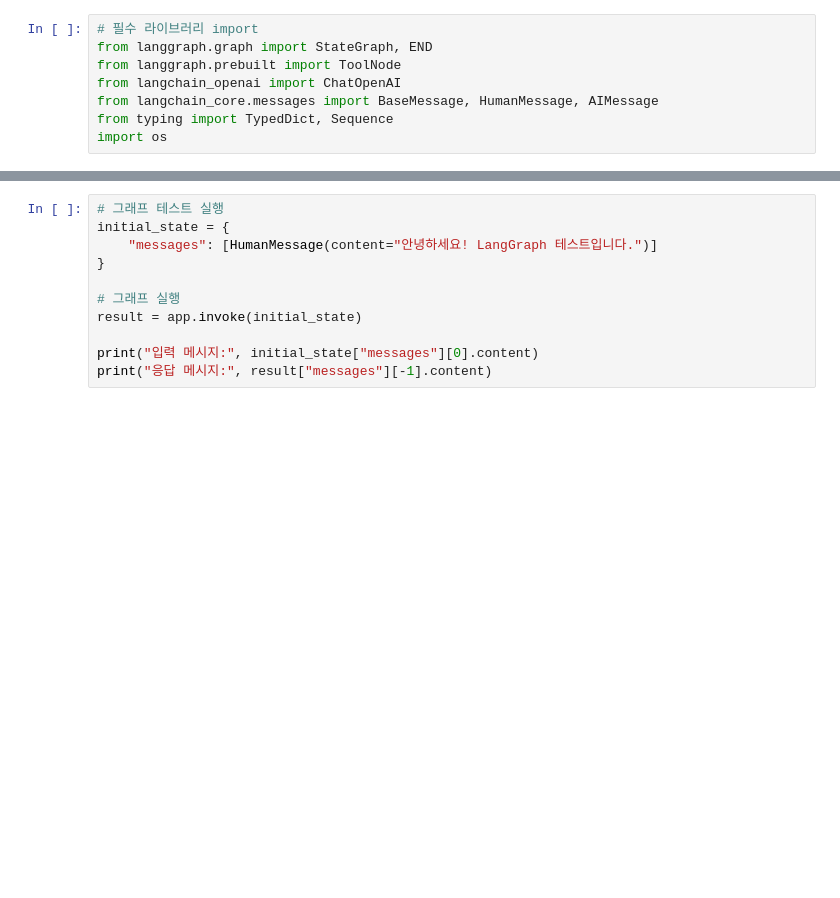
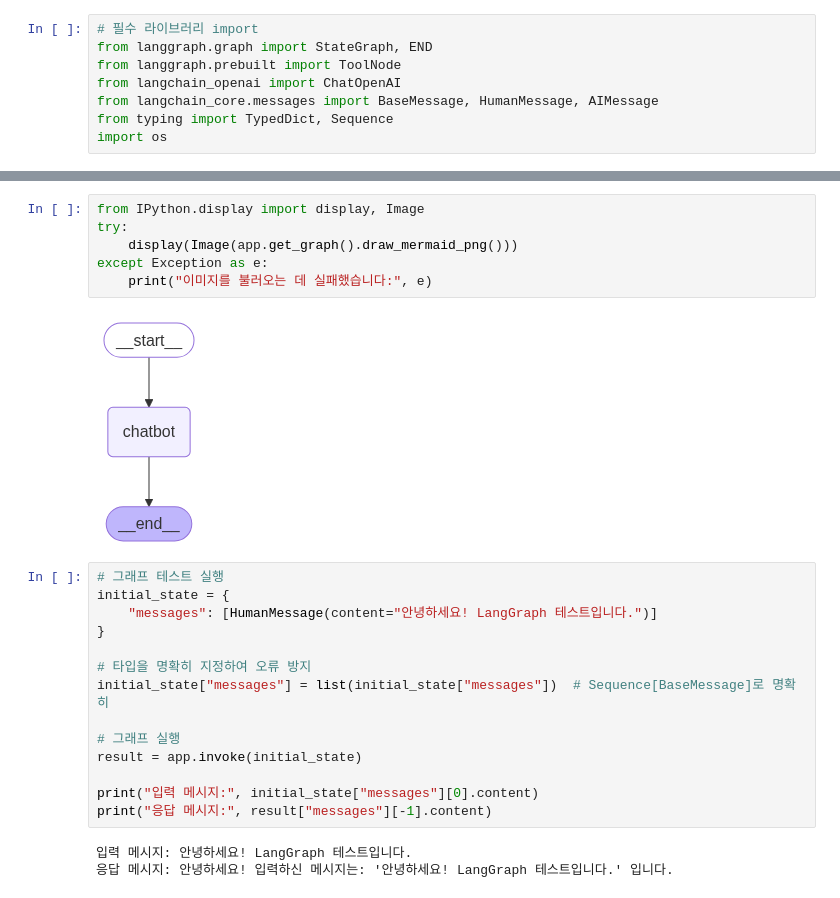
Before and after one commit to uttank/langchain-kr, a Jupyter notebook: practice/pseudo_ex.ipynb, the cells around one changed output, grey strips where cells are left out. Drawn from its saved outputs; the diff is of its cells as text; blank space fills up the shorter version.

```diff
--- a/practice/pseudo_ex.ipynb
+++ b/practice/pseudo_ex.ipynb
@@ -57,11 +84,25 @@ print("LangGraph 워크플로우가 성공적으로 생성되었습니다!")
+# %%
+from IPython.display import display, Image
+try:
+    display(Image(app.get_graph().draw_mermaid_png()))
+except Exception as e:
+    print("이미지를 불러오는 데 실패했습니다:", e)
+# %% [output]
+[figure, added]
 # %%
 # 그래프 테스트 실행
 initial_state = {
     "messages": [HumanMessage(content="안녕하세요! LangGraph 테스트입니다.")]
 }
 
+# 타입을 명확히 지정하여 오류 방지
+initial_state["messages"] = list(initial_state["messages"])  # Sequence[BaseMessage]로 명확히
+
 # 그래프 실행
 result = app.invoke(initial_state)
 
 print("입력 메시지:", initial_state["messages"][0].content)
 print("응답 메시지:", result["messages"][-1].content)
+# %% [output]
+입력 메시지: 안녕하세요! LangGraph 테스트입니다.
+응답 메시지: 안녕하세요! 입력하신 메시지는: '안녕하세요! LangGraph 테스트입니다.' 입니다.
```
Also changed, not shown: parts of 8 cells of this notebook.
